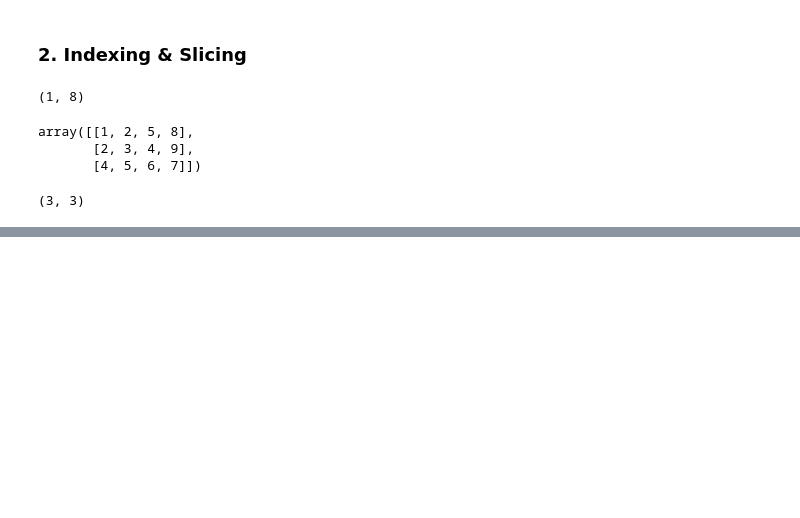
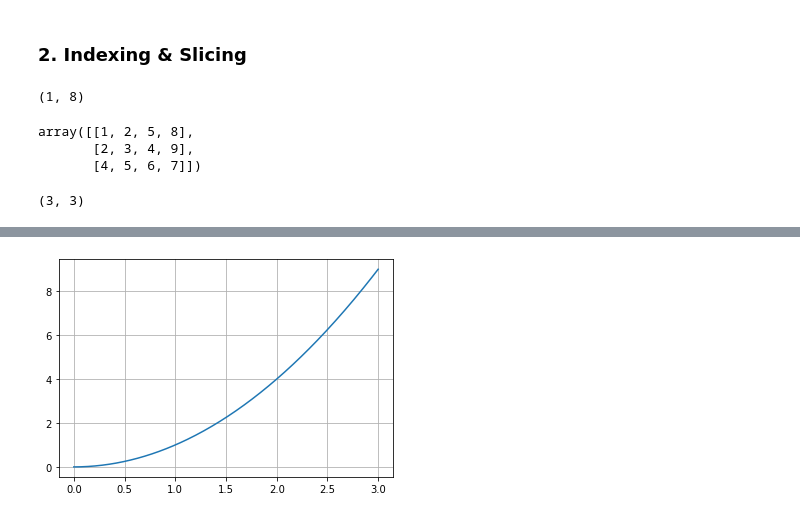
Before and after one commit to ckiekim/--2021-4, a Jupyter notebook: 01_Numpy.ipynb, the cells around one changed output, grey strips where cells are left out. Cells and saved outputs as stored; diff of their text form; code cells hidden in the pictures; blank space fills up the shorter version.

```diff
--- a/01_Numpy.ipynb
+++ b/01_Numpy.ipynb
@@ -134,0 +198,8 @@ m[1][1], m[1,1]
+# %%
+xs = np.arange(0,3.01,0.01)
+ys = xs * xs
+plt.plot(xs, ys)
+plt.grid()
+plt.show()
+# %% [output]
+[figure, added]
```
Also changed, not shown: parts of 32 cells of this notebook.
